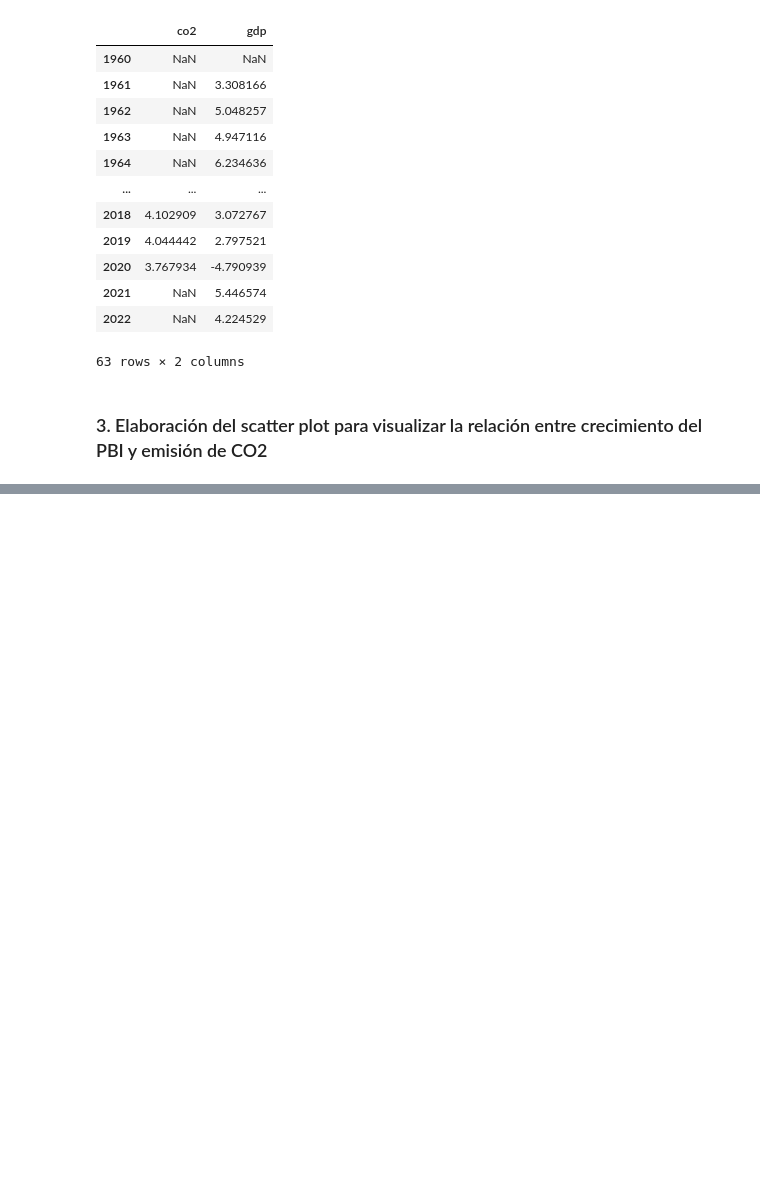
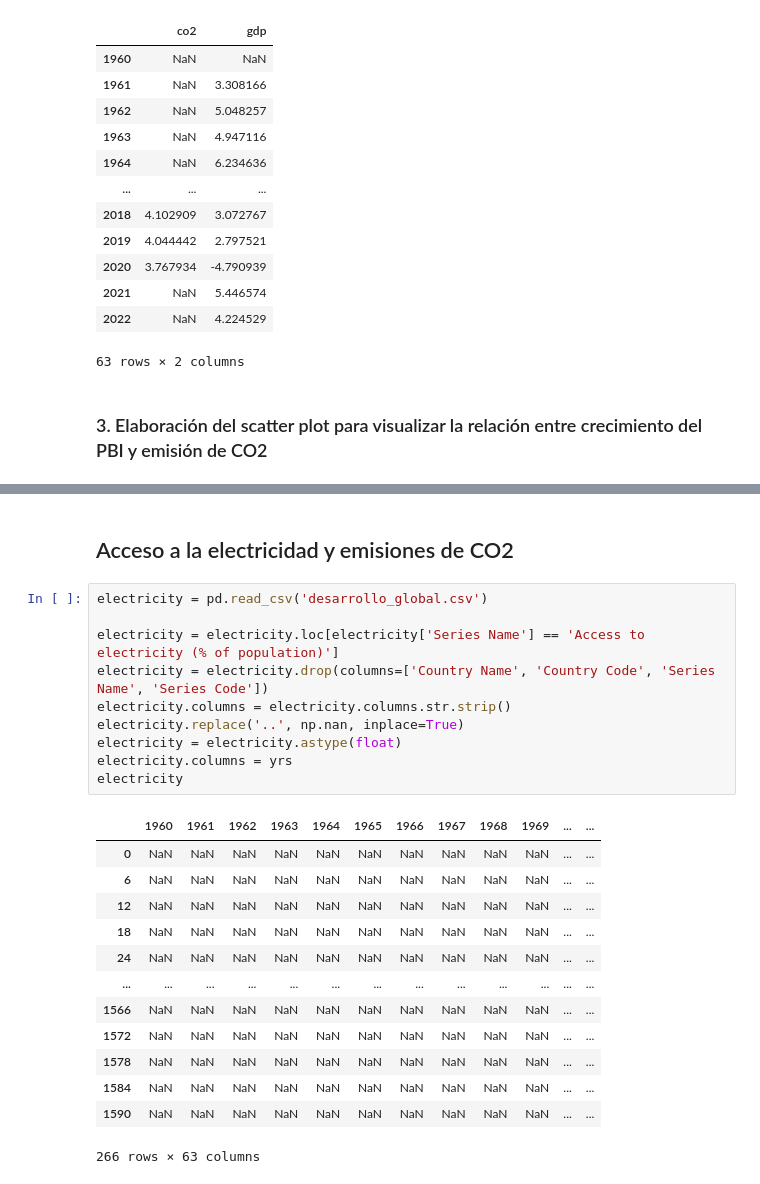
Before and after one commit to 1DanielFP/python_intro, a Jupyter notebook: Entrega de trabajo final/Grupo 6/TF_Parte2.ipynb, the cells around one changed output, grey strips where cells are left out. Cells and saved outputs as stored; diff of their text form; blank space fills up the shorter version.

```diff
--- a/Entrega de trabajo final/Grupo 6/TF_Parte2.ipynb
+++ b/Entrega de trabajo final/Grupo 6/TF_Parte2.ipynb
@@ -341,0 +399,26 @@ plt.show()
+# %% [markdown]
+## Acceso a la electricidad y emisiones de CO2
+# %%
+electricity = pd.read_csv('desarrollo_global.csv')
+
+electricity = electricity.loc[electricity['Series Name'] == 'Access to electricity (% of population)']
+electricity = electricity.drop(columns=['Country Name', 'Country Code', 'Series Name', 'Series Code'])
+electricity.columns = electricity.columns.str.strip()
+electricity.replace('..', np.nan, inplace=True)
+electricity = electricity.astype(float)
+electricity.columns = yrs
+electricity
+# %% [output]
+|  | 1960 | 1961 | 1962 | 1963 | 1964 | 1965 | 1966 | 1967 | 1968 | 1969 | ... | ... |
+| 0 | NaN | NaN | NaN | NaN | NaN | NaN | NaN | NaN | NaN | NaN | ... | ... |
+| 6 | NaN | NaN | NaN | NaN | NaN | NaN | NaN | NaN | NaN | NaN | ... | ... |
+| 12 | NaN | NaN | NaN | NaN | NaN | NaN | NaN | NaN | NaN | NaN | ... | ... |
+| 18 | NaN | NaN | NaN | NaN | NaN | NaN | NaN | NaN | NaN | NaN | ... | ... |
+| 24 | NaN | NaN | NaN | NaN | NaN | NaN | NaN | NaN | NaN | NaN | ... | ... |
+| ... | ... | ... | ... | ... | ... | ... | ... | ... | ... | ... | ... | ... |
+| 1566 | NaN | NaN | NaN | NaN | NaN | NaN | NaN | NaN | NaN | NaN | ... | ... |
+| 1572 | NaN | NaN | NaN | NaN | NaN | NaN | NaN | NaN | NaN | NaN | ... | ... |
+| 1578 | NaN | NaN | NaN | NaN | NaN | NaN | NaN | NaN | NaN | NaN | ... | ... |
+| 1584 | NaN | NaN | NaN | NaN | NaN | NaN | NaN | NaN | NaN | NaN | ... | ... |
+| 1590 | NaN | NaN | NaN | NaN | NaN | NaN | NaN | NaN | NaN | NaN | ... | ... |
+266 rows × 63 columns
```
Also changed, not shown: parts of 9 cells of this notebook, 1 other file.
